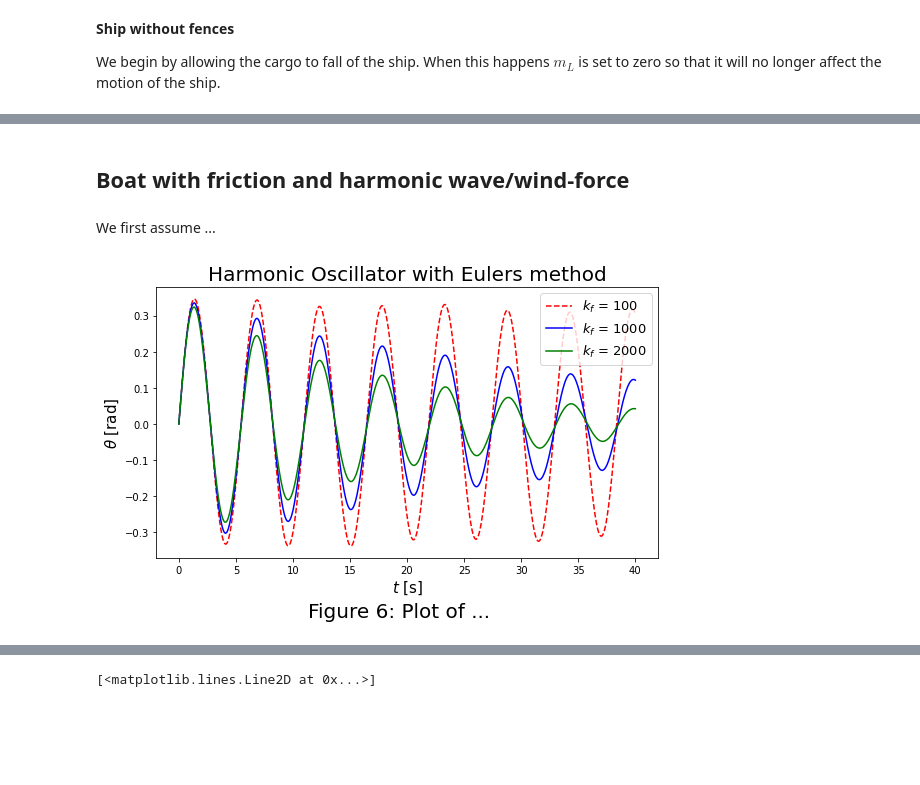
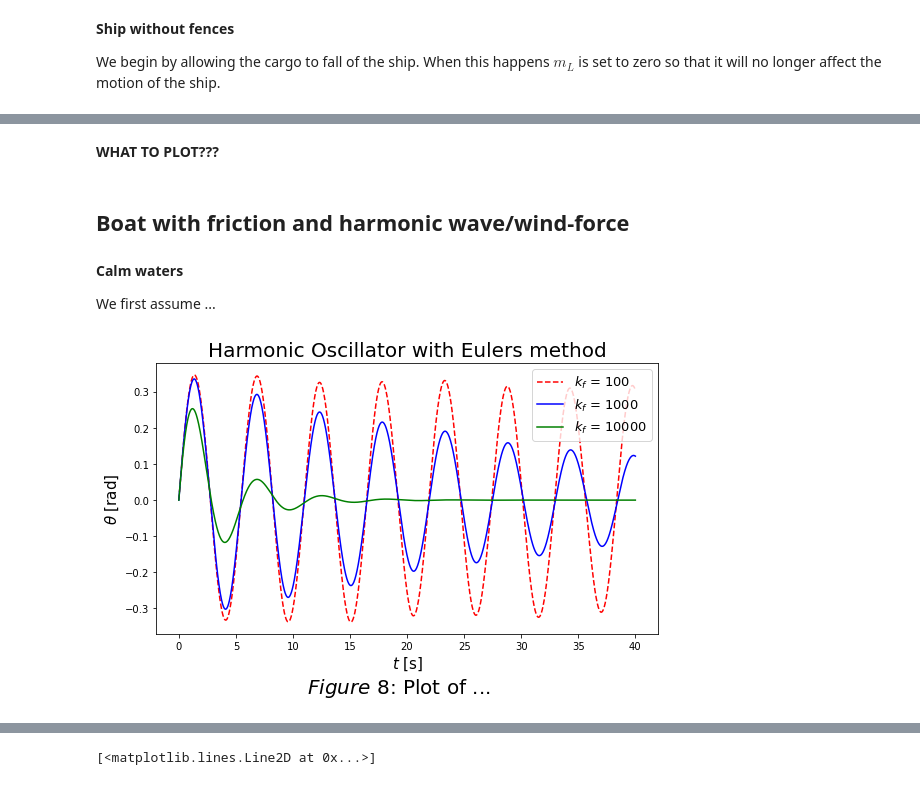
Before and after one commit to Trond01/TMA4320_prosjekt_2, a Jupyter notebook: prosjekt2.ipynb, the cells around one changed output, grey strips where cells are left out. Cells and saved outputs as stored; diff of their text form; code cells hidden in the pictures; blank space fills up the shorter version.

```diff
--- a/prosjekt2.ipynb
+++ b/prosjekt2.ipynb
@@ -443,7 +449,7 @@ def animate_boat(t, theta, x_C, y_C, s_L=[], title="", gjerde=False, stepsize=0.
 # %% [markdown]
 Plotting ...
 # %%
-figure_count = 0 # To keep track of figure numbers
+figure_count = 2566257 # To keep track of figure numbers
 def plot_function(x_vals_list, y_vals_list, title = "",
                   xlabel = r"$t$ [s]", ylabel = r"$\theta$ [rad]", labels = False,
                   fig_text = False, fig_text_size = 20,
@@ -470,7 +476,7 @@ def plot_function(x_vals_list, y_vals_list, title = "",
     if fig_text:
         global figure_count
         figure_count += 1
-        txt = f"Figure {figure_count}: " + fig_text
+        txt = f"$Figure$ ${figure_count}$: " + fig_text
         plt.figtext(0.5, -0.04 * label_size/15, txt, wrap=True, horizontalalignment='center', fontsize = fig_text_size)
     if set_xlim:
         ax.set_xlim(set_xlim)
@@ -503,7 +509,7 @@ def plot_function_dual(x_vals_list, y_vals_list, titles, linestyles,
     if fig_text:
         global figure_count
         figure_count += 1
-        txt = f"Figure {figure_count}: " + fig_text
+        txt = f"$Figure$ ${figure_count}$: " + fig_text
         plt.figtext(0.5, -0.04 * label_size/15, txt, wrap=True, horizontalalignment='center', fontsize = 20)
     if file_title:
         fig.savefig(f'figures/{file_title}.png')
@@ -590,7 +596,7 @@ def ode_solver(f, t0, t_end, w0, h0, method=euler_method):
 
         if capsized:
             tn += h
-            wn = np.array([np.pi/2 * np.sign(wn[0]), 0, 0, 0, max(-R, wn[4]-0.2), 0, 0, 0])
+            wn = np.array([np.pi/2 * np.sign(wn[0]), 0, wn[2], 0, max(-R, wn[4]-0.2), 0, 0, 0])
         else:
             tn, wn = method(f, tn, wn, h) # Do last step
 
@@ -1122,0 +1050,21 @@ MovieWriter ffmpeg unavailable; using Pillow instead.
+# %%
+times  = []
+thetas = []
+s_Ls   = []
+
+m_L_factor_list = [0.001, 0.08]
+for i in range(len(m_L_factor_list)):
+    m_L = m_L_factor_list[i] * m
+    t_vals, w_vals = ode_solver(f_cargo_with_fence, t0, t_end, w0, h, method=RK4_method)
+    cargo_offboard = find_cargo_offboard(w_vals[6])
+
+    times.append([t_vals[0:cargo_offboard], t_vals[cargo_offboard::]])
+    thetas.append([w_vals[0][0:cargo_offboard], w_vals[0][cargo_offboard::]])
+    s_Ls.append([w_vals[6][0:cargo_offboard]])
+
+#     skips = int(0.1/h) # only care about 0.1 s intervals
+#     animate_boat(t_vals[::skips], w_vals[0][::skips], w_vals[2][::skips], w_vals[4][::skips],
+#                  w_vals[6][::skips], title = r"$m_L=$ " + f"{m_L_factor_list[i]} $m$",
+#                  gif_name = f"fence_mL={m_L_factor_list[i]}m", gjerde = True)
+
+# FIGURE OUT WHAT WE WANT TO PLOT
@@ -1123,3 +1077,5 @@ MovieWriter ffmpeg unavailable; using Pillow instead.
+# %% [markdown]
+**WHAT TO PLOT???**
 # %% [markdown]
 ## Boat with friction and harmonic wave/wind-force <a class="anchor" id="w-force"></a>
 # %%
@@ -1151,29 +1107,34 @@ def f_wind_friction(t, w):
     dv_Cy  = (F_B + F_G())/m
     return np.array([dtheta, domega, dx_C, dv_Cx, dy_C, dv_Cy, 0, 0])
 # %% [markdown]
+**Calm waters**
+
 We first assume ...
 # %%
 # 2f
 
 t0    = 0
 t_end = 40
 h     = 0.01
 w0 = [0, 0.4, 0, 0, yC0, 0, 0, 0]
 F_0, omega_w = 0, 0 # Calm waters before the storm (:
-k_f_list = [100, 1000, 2000]
+k_f_list = [100, 1000, 10000]
 
 times  = []
 thetas = []
-for k_f in k_f_list:
-    k_f = k_f
+for i in range(len(k_f_list)):
+    k_f = k_f_list[i]
     t_vals, w_vals = ode_solver(f_wind_friction, t0, t_end, w0, h, method=RK4_method)
     times.append(t_vals)
     thetas.append(w_vals[0])
 
+#     skips = int(0.1/h) # only care about 0.1 s intervals
+#     animate_boat(t_vals[::skips], w_vals[0][::skips], w_vals[2][::skips], w_vals[4][::skips],
+#                  w_vals[6][::skips], title = r"$k_f=$ " + f"{k_f}",
+#                  gif_name = f"water_friction_kf={k_f}")
+
 plot_function(times, thetas, title = f"Harmonic Oscillator with Eulers method",
               fig_text = "Plot of ...", linestyles = ['r--', 'b', 'g'], title_size=20,
               labels = [r"$k_f$ = " + f"{k_f}" for k_f in k_f_list], loc = "upper right")
-
-# animate_boat(times[0][::10], theta[0][::10], 0*yC[0][::10], yC[0][::10])
 # %% [output]
-[figure, old version]
+[figure, new version]
```
Also changed, not shown: parts of 28 cells of this notebook, 8 other files.
